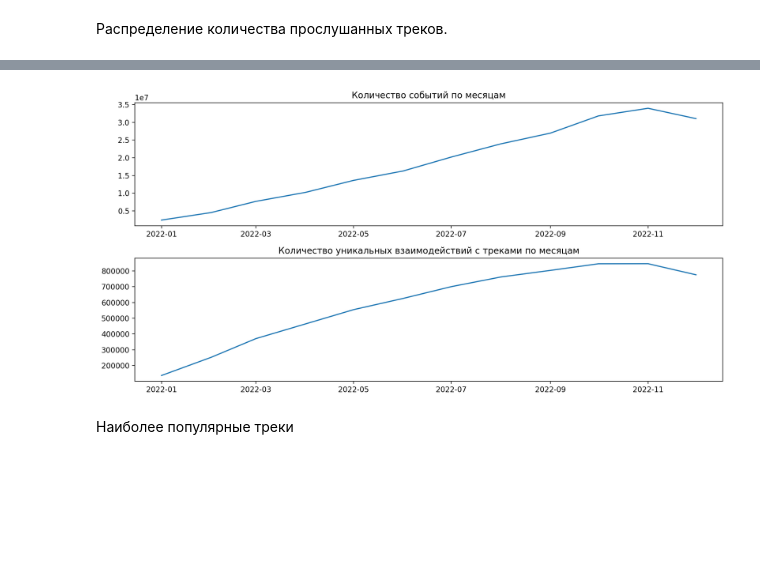
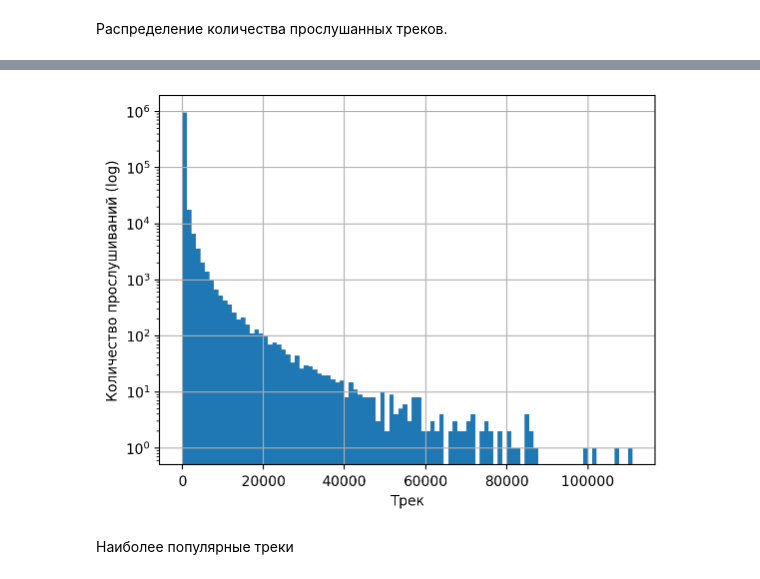
Before and after one commit to superVo1d/mle-project-sprint-4-v001, a Jupyter notebook: recommendations.ipynb, the cells around one changed output, grey strips where cells are left out. Drawn from its saved outputs; the diff is of its cells as text; code cells hidden in the pictures; blank space fills up the shorter version.

```diff
--- a/recommendations.ipynb
+++ b/recommendations.ipynb
@@ -269,19 +282,12 @@ interactions_by_month = interactions.groupby("started_at_month").agg(events=("st
-# %%
-# Распределение взаимодействий по годам
-
-fig, axs = plt.subplots(2, 1, figsize=(12, 6))
-
-ax = axs[0]
-ax.plot(interactions_by_month["started_at_month"], interactions_by_month["events"])
-ax.set_title("Количество событий по месяцам")
-
-ax = axs[1]
-ax.plot(interactions_by_month["started_at_month"], interactions_by_month["tracks"])
-ax.set_title("Количество уникальных взаимодействий с треками по месяцам")
-
-fig.tight_layout()
-# %% [output]
-[figure, removed]
+# %%
+# Распределение всех прослушанных треков
+ax = interactions['track_id'].value_counts().hist(bins=100, log=True)
+
+ax.set_xlabel("Трек")
+ax.set_ylabel("Количество прослушиваний (log)")
+plt.show()
+# %% [output]
+[figure, added]
 # %% [markdown]
 Наиболее популярные треки
 # %%
```
Also changed, not shown: parts of 130 cells of this notebook.
